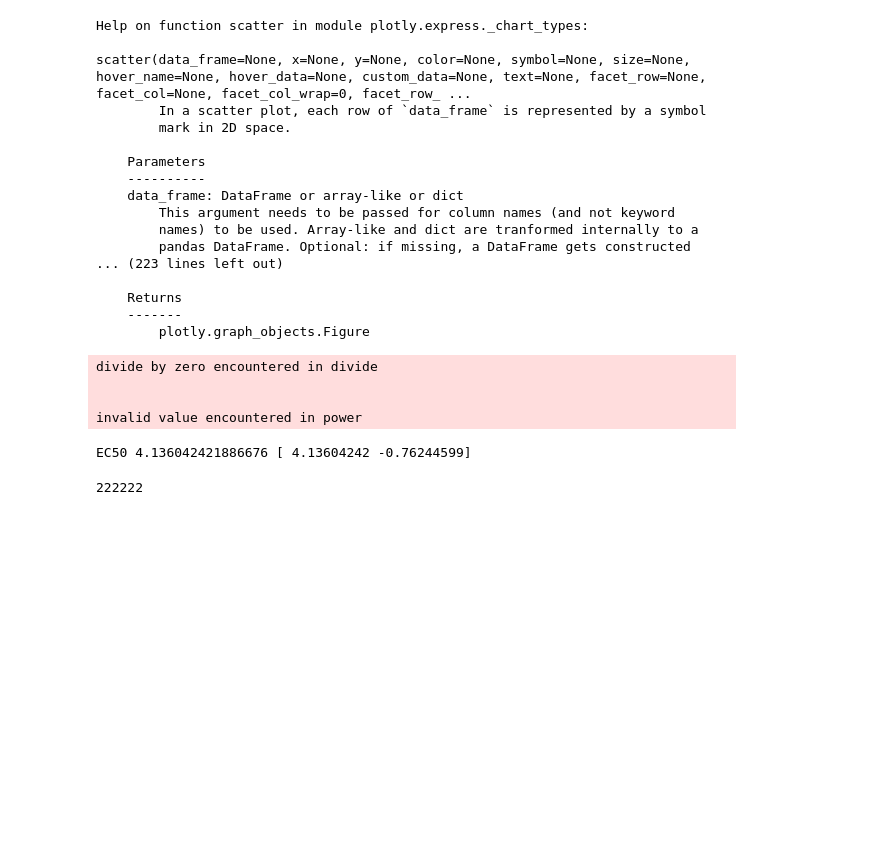
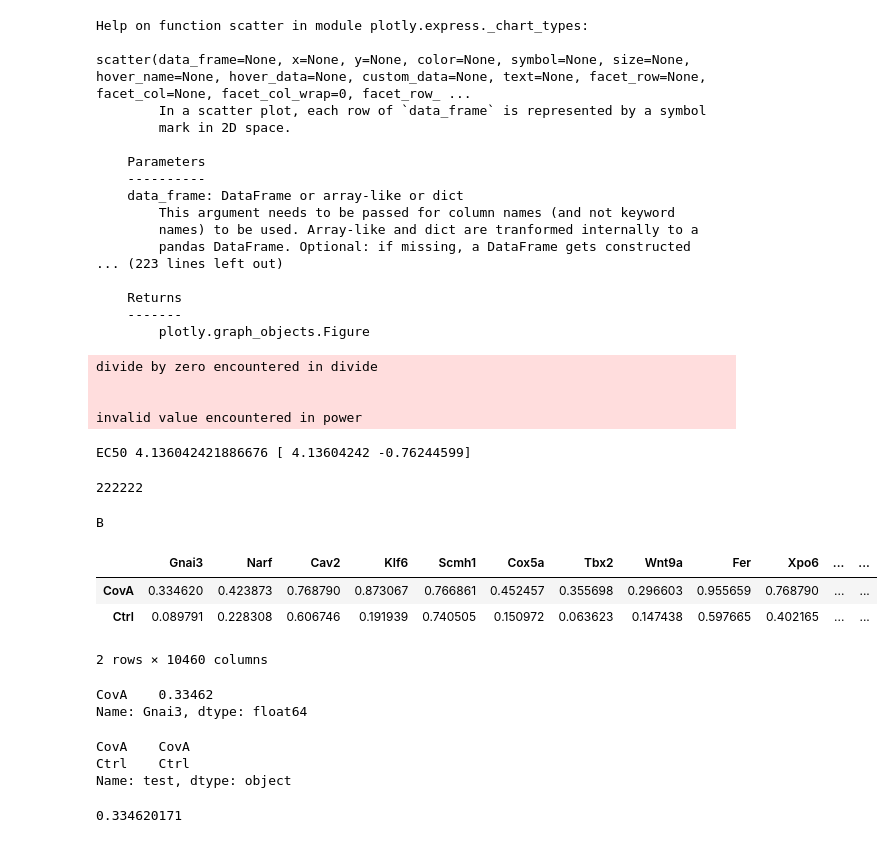
Before and after one commit to shimbalama/omics_dashboard, a Jupyter notebook: Untitled-1.ipynb, the cells around one changed output. Cells and saved outputs as stored; diff of their text form; code cells hidden in the pictures; blank space fills up the shorter version.

```diff
--- a/Untitled-1.ipynb
+++ b/Untitled-1.ipynb
@@ -1027,3 +1027,44 @@ fig = go.Figure(data=[scatter_trace, line_trace], layout=layout)
 
 # Show the figure
 fig.show()
+# %%
+import pandas as pd
+
+# Create a sample DataFrame
+data = {
+    'Column1': ['A', 'B', 'C'],
+    'Column2': ['Value1', 'Value2', 'Value3']
+}
+df = pd.DataFrame(data)
+
+# Select the value from 'Column1' where 'Column2' equals 'Value2'
+selected_value = df.loc[df['Column2'] == 'Value2', 'Column1'].values[0]
+
+print(selected_value)
+# %% [output]
+B
+# %%
+df = pd.read_csv('/Users/liam/Downloads/df55.csv', index_col=0)
+# %% [output]
+|  | Gnai3 | Narf | Cav2 | Klf6 | Scmh1 | Cox5a | Tbx2 | Wnt9a | Fer | Xpo6 | ... | ... |
+| CovA | 0.334620 | 0.423873 | 0.768790 | 0.873067 | 0.766861 | 0.452457 | 0.355698 | 0.296603 | 0.955659 | 0.768790 | ... | ... |
+| Ctrl | 0.089791 | 0.228308 | 0.606746 | 0.191939 | 0.740505 | 0.150972 | 0.063623 | 0.147438 | 0.597665 | 0.402165 | ... | ... |
+2 rows × 10460 columns
+# %%
+test = 'CovA'
+gene = 'Gnai3'
+#df[df['test'] == test, gene]
+df.query('test == @test')[gene]
+# %% [output]
+CovA    0.33462
+Name: Gnai3, dtype: float64
+# %%
+df['test']
+# %% [output]
+CovA    CovA
+Ctrl    Ctrl
+Name: test, dtype: object
+# %%
+df[gene].loc[test]
+# %% [output]
+0.334620171
```
Also changed, not shown: 4 other files.
